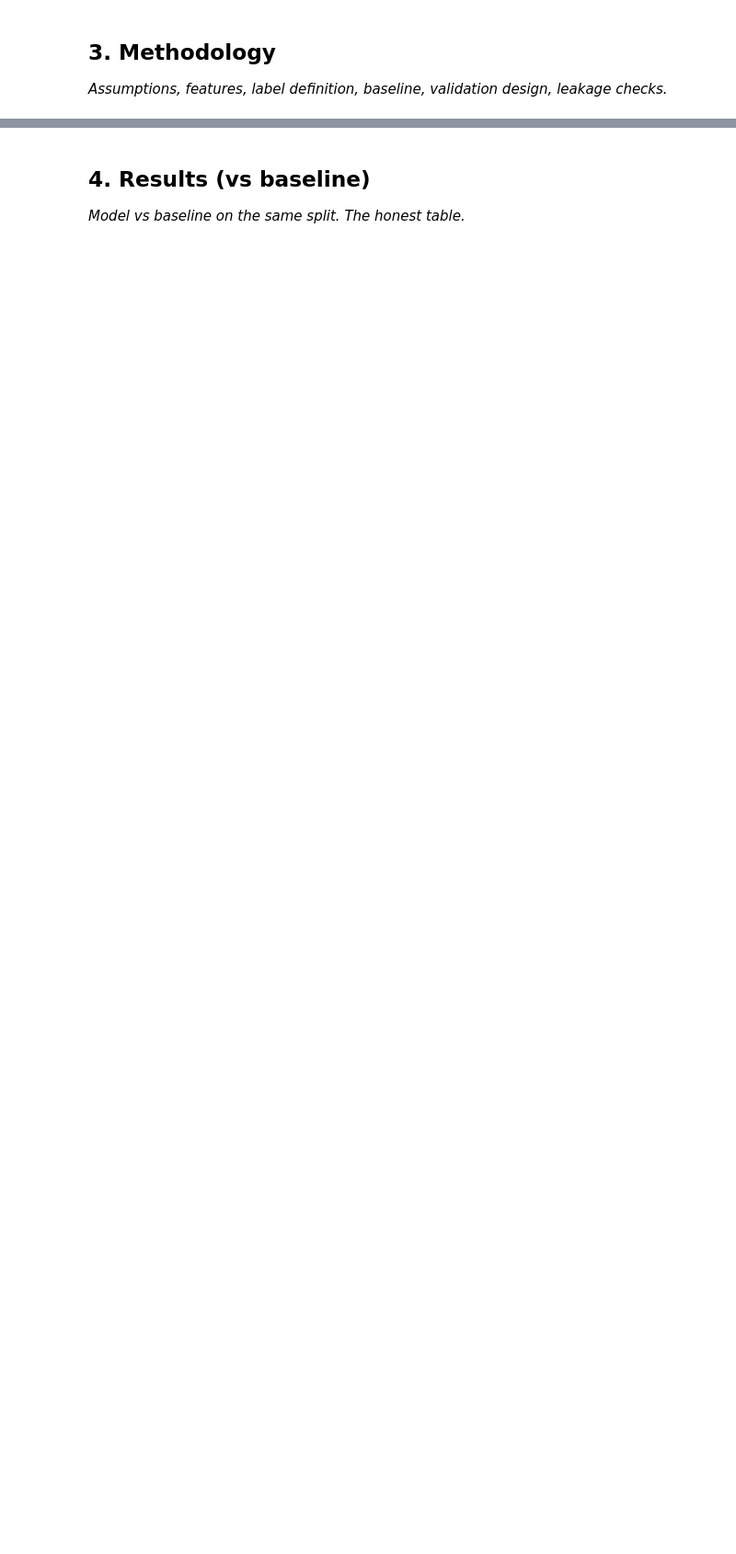
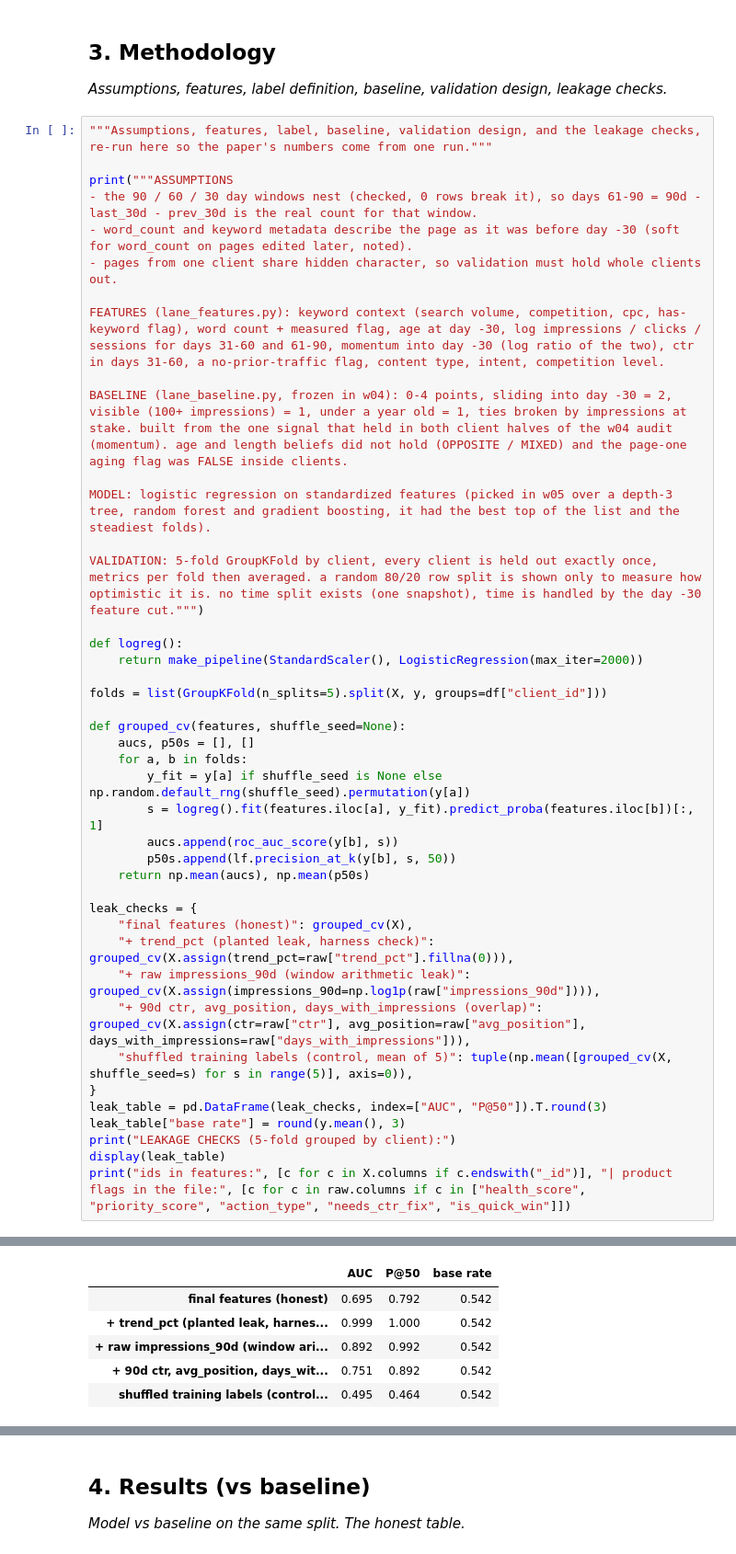
Before and after one commit to Prithvi-Satish/FlyRank-Project, a Jupyter notebook: work/notebooks/capstone.ipynb, the cells around one changed output, grey strips where cells are left out. Shown at 92% size. Saved outputs shown, nothing was run; the diff lists cells and outputs as text; blank space fills up the shorter version.

```diff
--- a/work/notebooks/capstone.ipynb
+++ b/work/notebooks/capstone.ipynb
@@ -16,3 +77,46 @@ This skeleton is yours to fill. Work the sections **in order** — each one has
 ## 3. Methodology
 
 *Assumptions, features, label definition, baseline, validation design, leakage checks.*
+# %%
+"""Assumptions, features, label, baseline, validation design, and the leakage checks, re-run here so the paper's numbers come from one run."""
+
+print("""ASSUMPTIONS
+- the 90 / 60 / 30 day windows nest (checked, 0 rows break it), so days 61-90 = 90d - last_30d - prev_30d is the real count for that window.
+- word_count and keyword metadata describe the page as it was before day -30 (soft for word_count on pages edited later, noted).
+- pages from one client share hidden character, so validation must hold whole clients out.
+
+FEATURES (lane_features.py): keyword context (search volume, competition, cpc, has-keyword flag), word count + measured flag, age at day -30, log impressions / clicks / sessions for days 31-60 and 61-90, momentum into day -30 (log ratio of the two), ctr in days 31-60, a no-prior-traffic flag, content type, intent, competition level.
+
+BASELINE (lane_baseline.py, frozen in w04): 0-4 points, sliding into day -30 = 2, visible (100+ impressions) = 1, under a year old = 1, ties broken by impressions at stake. built from the one signal that held in both client halves of the w04 audit (momentum). age and length beliefs did not hold (OPPOSITE / MIXED) and the page-one aging flag was FALSE inside clients.
+
+MODEL: logistic regression on standardized features (picked in w05 over a depth-3 tree, random forest and gradient boosting, it had the best top of the list and the steadiest folds).
+
+VALIDATION: 5-fold GroupKFold by client, every client is held out exactly once, metrics per fold then averaged. a random 80/20 row split is shown only to measure how optimistic it is. no time split exists (one snapshot), time is handled by the day -30 feature cut.""")
+
+def logreg():
+    return make_pipeline(StandardScaler(), LogisticRegression(max_iter=2000))
+
+folds = list(GroupKFold(n_splits=5).split(X, y, groups=df["client_id"]))
+
+def grouped_cv(features, shuffle_seed=None):
+    aucs, p50s = [], []
+    for a, b in folds:
+        y_fit = y[a] if shuffle_seed is None else np.random.default_rng(shuffle_seed).permutation(y[a])
+        s = logreg().fit(features.iloc[a], y_fit).predict_proba(features.iloc[b])[:, 1]
+        aucs.append(roc_auc_score(y[b], s))
+        p50s.append(lf.precision_at_k(y[b], s, 50))
+    return np.mean(aucs), np.mean(p50s)
+
+leak_checks = {
+    "final features (honest)": grouped_cv(X),
+    "+ trend_pct (planted leak, harness check)": grouped_cv(X.assign(trend_pct=raw["trend_pct"].fillna(0))),
+    "+ raw impressions_90d (window arithmetic leak)": grouped_cv(X.assign(impressions_90d=np.log1p(raw["impressions_90d"]))),
+    "+ 90d ctr, avg_position, days_with_impressions (overlap)": grouped_cv(X.assign(ctr=raw["ctr"], avg_position=raw["avg_position"], days_with_impressions=raw["days_with_impressions"])),
+    "shuffled training labels (control, mean of 5)": tuple(np.mean([grouped_cv(X, shuffle_seed=s) for s in range(5)], axis=0)),
+}
+leak_table = pd.DataFrame(leak_checks, index=["AUC", "P@50"]).T.round(3)
+leak_table["base rate"] = round(y.mean(), 3)
+print("LEAKAGE CHECKS (5-fold grouped by client):")
+display(leak_table)
+print("ids in features:", [c for c in X.columns if c.endswith("_id")], "| product flags in the file:", [c for c in raw.columns if c in ["health_score", "priority_score", "action_type", "needs_ctr_fix", "is_quick_win"]])
+# %% [output]
@@ -18,0 +136,6 @@ This skeleton is yours to fill. Work the sections **in order** — each one has
+|  | AUC | P@50 | base rate |
+| final features (honest) | 0.695 | 0.792 | 0.542 |
+| + trend_pct (planted leak, harnes... | 0.999 | 1.000 | 0.542 |
+| + raw impressions_90d (window ari... | 0.892 | 0.992 | 0.542 |
+| + 90d ctr, avg_position, days_wit... | 0.751 | 0.892 | 0.542 |
+| shuffled training labels (control... | 0.495 | 0.464 | 0.542 |
```
Also changed, not shown: parts of 8 cells of this notebook, 19 other files.
